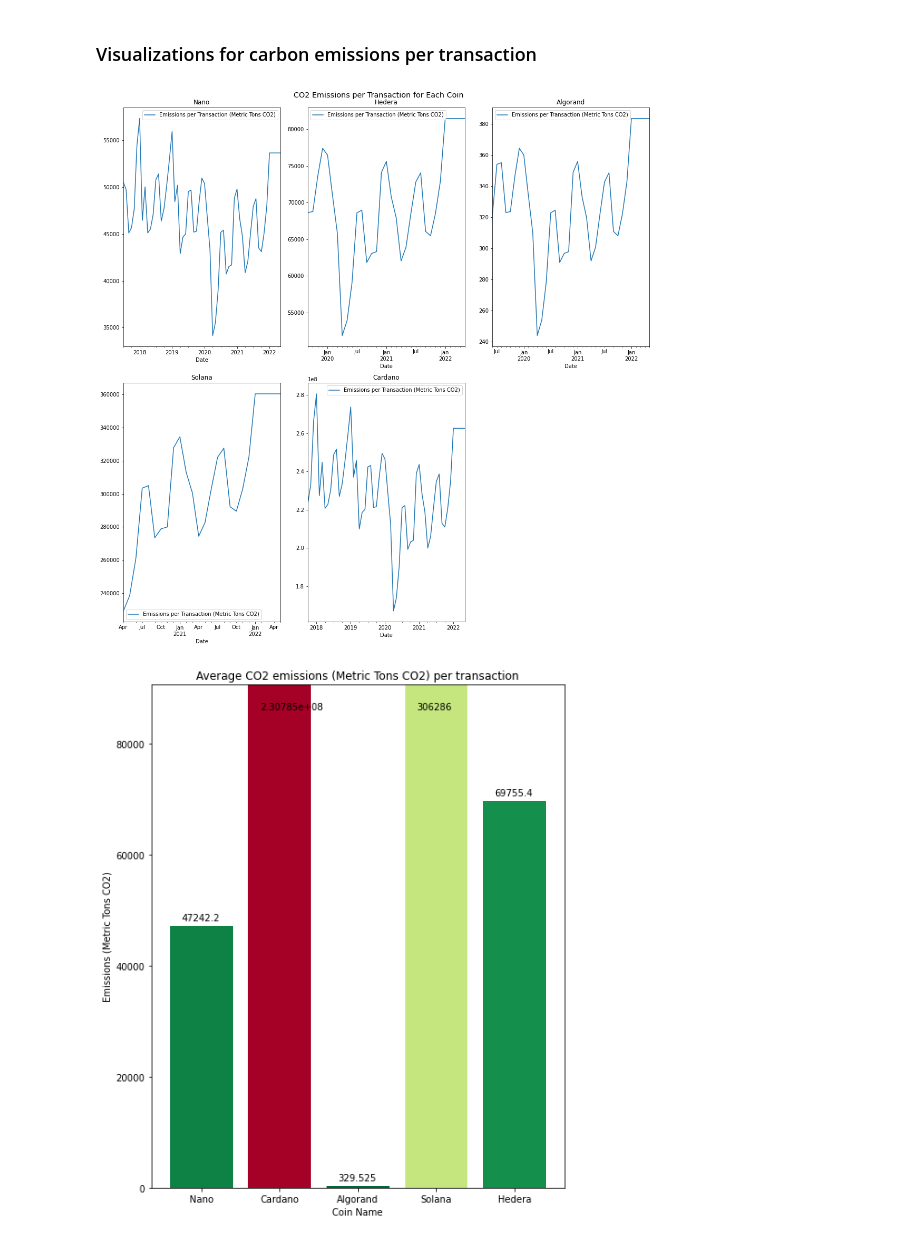
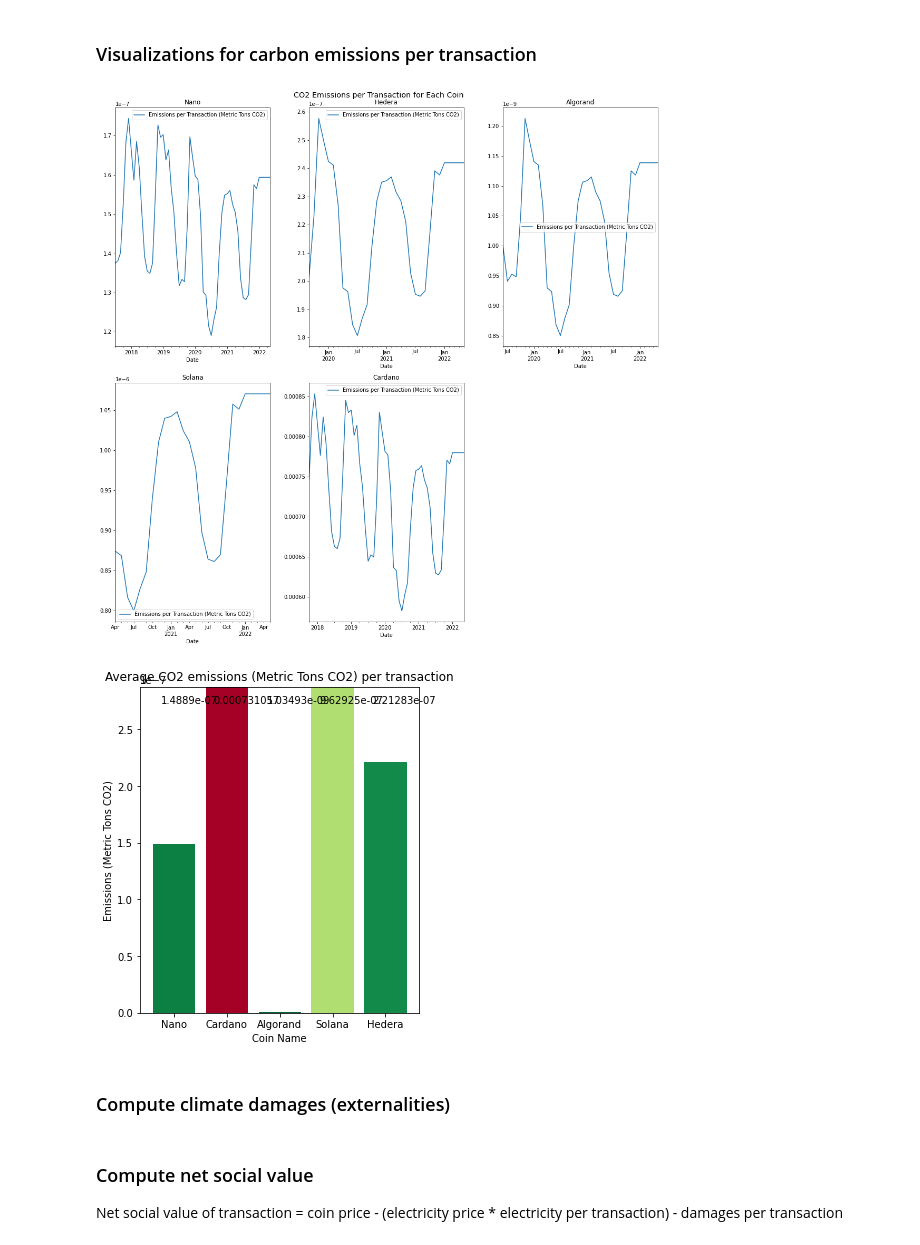
Before and after one commit to taylor-giles-sbu/CSE551-Final-Project, a Jupyter notebook: final-project-data.ipynb, the cells around one changed output. Cells and saved outputs as stored; diff of their text form; code cells hidden in the pictures.

```diff
--- a/final-project-data.ipynb
+++ b/final-project-data.ipynb
@@ -8,6 +8,9 @@ from matplotlib.colors import Normalize
 # %% [markdown]
 ### Cleaning of General Data
 # %%
+# Set research-based constants
+scc = 51 # $51 damages are caused per ton of CO2 emissions
+
 # Import electricity generation data
 elec_gen = pd.read_csv('raw/electric_gen.csv')
 emissions = pd.read_csv('raw/co2_emissions_from_energy_consumption.csv')
@@ -30,13 +33,8 @@ elec_cost = elec_cost[elec_cost["YYYYMM"].str.contains("[1-2][0-9][0-9][0-9](1[0
 
 # Convert string to date
 elec_gen["Date"] = elec_gen.apply(lambda row : datetime.strptime(str(row["YYYYMM"]).strip(), "%Y%m"), axis=1)
-# elec_gen.set_index("Date", inplace=True)
-
 emissions["Date"] = emissions.apply(lambda row : datetime.strptime(str(row["YYYYMM"]).strip(), "%Y%m"), axis=1)
-# emissions.set_index("Date", inplace=True)
-
 elec_cost["Date"] = elec_cost.apply(lambda row : datetime.strptime(str(row["YYYYMM"]).strip(), "%Y%m"), axis=1)
-# elec_cost.set_index("Date", inplace=True)
 
 # Drop unneeded columns
 elec_gen.drop(["YYYYMM", "MSN", "Column_Order", "Description", "Unit"], axis=1, inplace=True)
@@ -47,10 +45,10 @@ elec_cost.drop(["YYYYMM", "MSN", "Column_Order", "Description", "Unit"], axis=1,
 elec_cost = elec_cost[pd.to_numeric(elec_cost["Value"], errors="coerce").notnull()]
 
 # Drop values from before 2000 (no cryptocurrencies invented until 2008)
-year_2005 = datetime(2000, 1, 1)
-elec_gen = elec_gen[elec_gen["Date"] > year_2005]
-emissions = emissions[emissions["Date"] > year_2005]
-elec_cost = elec_cost[elec_cost["Date"] > year_2005]
+starttime = datetime(2000, 1, 1)
+elec_gen = elec_gen[elec_gen["Date"] > starttime]
+emissions = emissions[emissions["Date"] > starttime]
+elec_cost = elec_cost[elec_cost["Date"] > starttime]
 
 # Convert values to KWh, Metric Tons of CO2, and Dollars per KWh, respectively
 elec_gen["Gen [KWh]"] = elec_gen.apply(lambda row : (float(row["Value"]) * 1000000000), axis=1)
@@ -215,42 +215,43 @@ plt.show()
 ### Calculate carbon emissions per transaction
 # %%
 for coin in coins_dfs:
-    merged = pd.merge_asof(coin, emissions, on="Date")
-    merged.drop("index", axis=1)
-    coin["Emissions per Transaction (Metric Tons CO2)"] = coin.kwh_per_tx * merged["Emissions [Metric Tons CO2]"]
+    merged = pd.merge_asof(coin, elec_emissions, on="Date")
+    coin["Emissions per Transaction (Metric Tons CO2)"] = coin.kwh_per_tx * merged["Energy Emissions (Metric Tons CO2 / KWh)"]
     coin.avg_emissions_per_tx = np.mean(coin["Emissions per Transaction (Metric Tons CO2)"])
 # %% [markdown]
 ### Visualizations for carbon emissions per transaction
 # %%
 # Visualizations of coins emissions data
 fig, axes = plt.subplots(2, 3, figsize=(15,15))
 plt.suptitle("CO2 Emissions per Transaction for Each Coin", size='x-large')
 for index, coin in enumerate(coins_dfs):
     coin.plot(ax=axes[index % 2, index % 3], x="Date", y="Emissions per Transaction (Metric Tons CO2)", kind="line", title=coin.name)
 axes[1, 2].set_visible(False)
 fig.tight_layout()
 plt.show()
 
 # Bar plot for averages
-plt.figure(figsize=(8, 10))
+plt.figure(figsize=(5, 6))
 coin_names = []
 emission_vals = []
 for index, coin in enumerate(coins_dfs):
     coin_names.append(coin.name)
     emission_vals.append(coin.avg_emissions_per_tx)
 
 cmap = cm.RdYlGn.reversed()
-norm = Normalize(vmin=0, vmax=850000)
+norm = Normalize(vmin=0, vmax=0.000003)
 colors = []
 for index, coin in enumerate(coins_dfs):
     colors.append(cmap(norm(coin.avg_emissions_per_tx)))
-    plt.text(index - 0.25, min([coin.avg_emissions_per_tx + 1000, np.median(emission_vals) * 1.3 * 0.95]), f'{coin.avg_emissions_per_tx:.6g}')
+    plt.text(index - 0.25, min([coin.avg_emissions_per_tx + 0.01, np.median(emission_vals) * 1.3 * 0.95]), f'{coin.avg_emissions_per_tx:.6g}')
 plt.bar(coin_names, emission_vals, color=colors)
 plt.title("Average CO2 emissions (Metric Tons CO2) per transaction")
 plt.xlabel("Coin Name")
 plt.ylabel("Emissions (Metric Tons CO2)")
 plt.ylim(0, np.median(emission_vals) * 1.3)
 plt.show()
 # %% [output]
-[figure, old version]
+[figure, new version]
-[figure, old version]
+[figure, new version]
+# %% [markdown]
+### Compute climate damages (externalities)
@@ -256,0 +261,3 @@ plt.show()
+# %% [markdown]
+### Compute net social value
+Net social value of transaction = coin price - (electricity price * electricity per transaction) - damages per transaction
```
Also changed, not shown: parts of 7 cells of this notebook.
